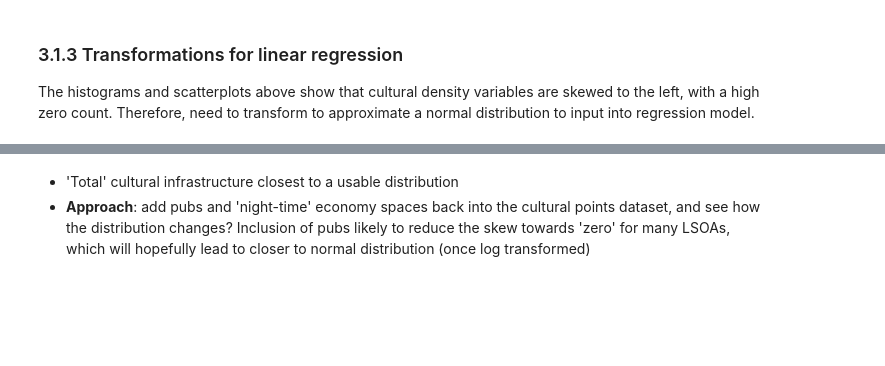
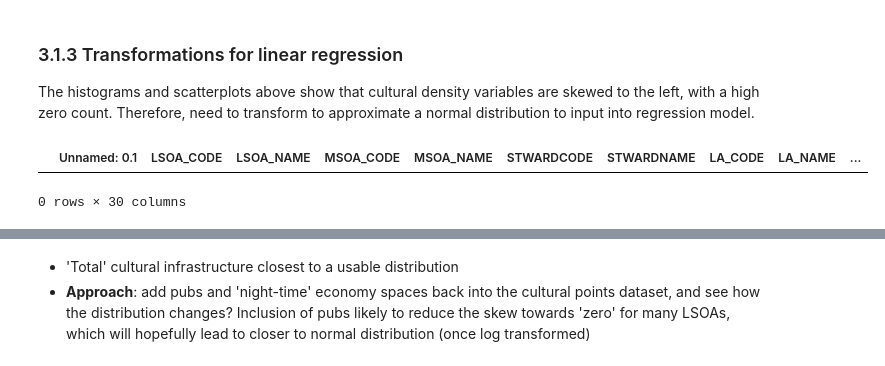
Before and after one commit to ZacharyP-E/are-you-gitting-me, a Jupyter notebook: 3.0 Regressions Analysis.ipynb, the cells around one changed output, grey strips where cells are left out. Saved outputs shown, nothing was run; the diff lists cells and outputs as text; code cells hidden in the pictures; blank space fills up the shorter version.

```diff
--- a/3.0 Regressions Analysis.ipynb
+++ b/3.0 Regressions Analysis.ipynb
@@ -90,6 +89,17 @@ The histograms and scatterplots above show that cultural density variables are s
 lsoa_strat_gent["clt_high_log"] = np.log(lsoa_strat_gent.clt_high_density + 1)
 lsoa_strat_gent["clt_low_log"] = np.log(lsoa_strat_gent.clt_low_density + 1)
 lsoa_strat_gent["clt_total_log"] = np.log(lsoa_strat_gent.clt_total_density + 1)
+# %%
+#Is this creating NA values?
+nalist = pd.isna(lsoa_strat_gent.clt_total_log)
+
+checkfornas = lsoa_strat_gent
+checkfornas["nalist"] = nalist
+
+checkfornas[checkfornas["nalist"] == True]
+# %% [output]
+|  | Unnamed: 0.1 | LSOA_CODE | LSOA_NAME | MSOA_CODE | MSOA_NAME | STWARDCODE | STWARDNAME | LA_CODE | LA_NAME | ... |
+0 rows × 30 columns
 # %%
 # Distribution plots for cultural infrastructure density measures
 fig, axs = plt.subplots(2, 3, figsize=(16,8))
```
Also changed, not shown: parts of 16 cells of this notebook, 2 other files.
